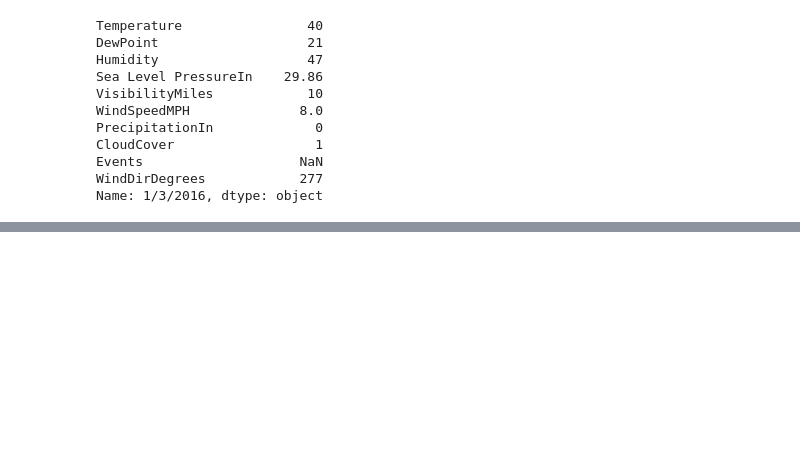
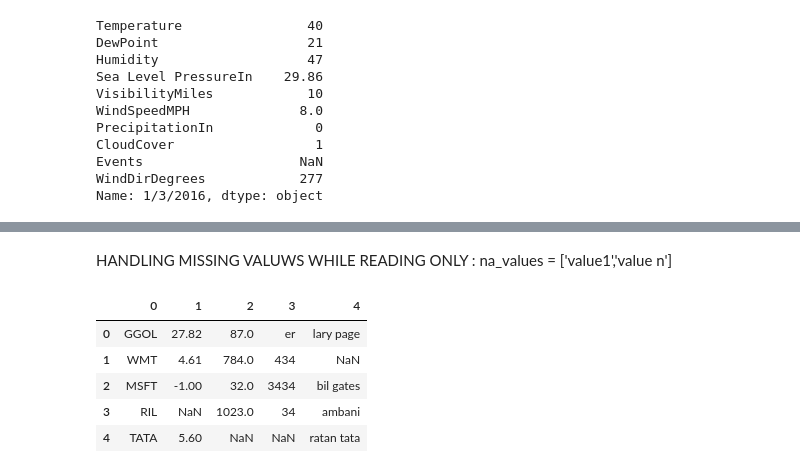
Before and after one commit to hsnaidu/basics, a Jupyter notebook: data_science/pandas-cheatsheet.ipynb, the cells around one changed output, grey strips where cells are left out. Cells and saved outputs as stored; diff of their text form; code cells hidden in the pictures; blank space fills up the shorter version.

```diff
--- a/data_science/pandas-cheatsheet.ipynb
+++ b/data_science/pandas-cheatsheet.ipynb
@@ -286,0 +392,12 @@ Name: 1/3/2016, dtype: object
+# %% [markdown]
+HANDLING MISSING VALUWS WHILE READING ONLY  : na_values = ['value1','value n']
+# %%
+df = pd.read_excel('C:\\Users\\harip\\Desktop\\refrence\\data_science\\dataset\\noheader.xlsx',header = None,na_values= ['n.a','na'])
+df
+# %% [output]
+|  | 0 | 1 | 2 | 3 | 4 |
+| 0 | GGOL | 27.82 | 87.0 | er | lary page |
+| 1 | WMT | 4.61 | 784.0 | 434 | NaN |
+| 2 | MSFT | -1.00 | 32.0 | 3434 | bil gates |
+| 3 | RIL | NaN | 1023.0 | 34 | ambani |
+| 4 | TATA | 5.60 | NaN | NaN | ratan tata |
```
Also changed, not shown: parts of 33 cells of this notebook, 6 other files.
